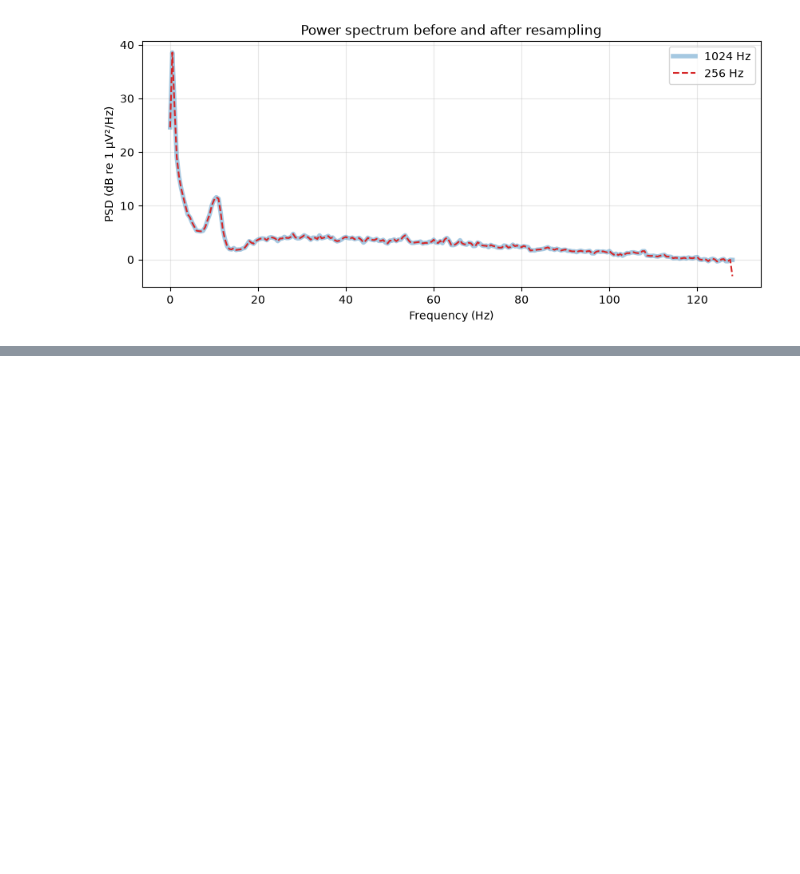
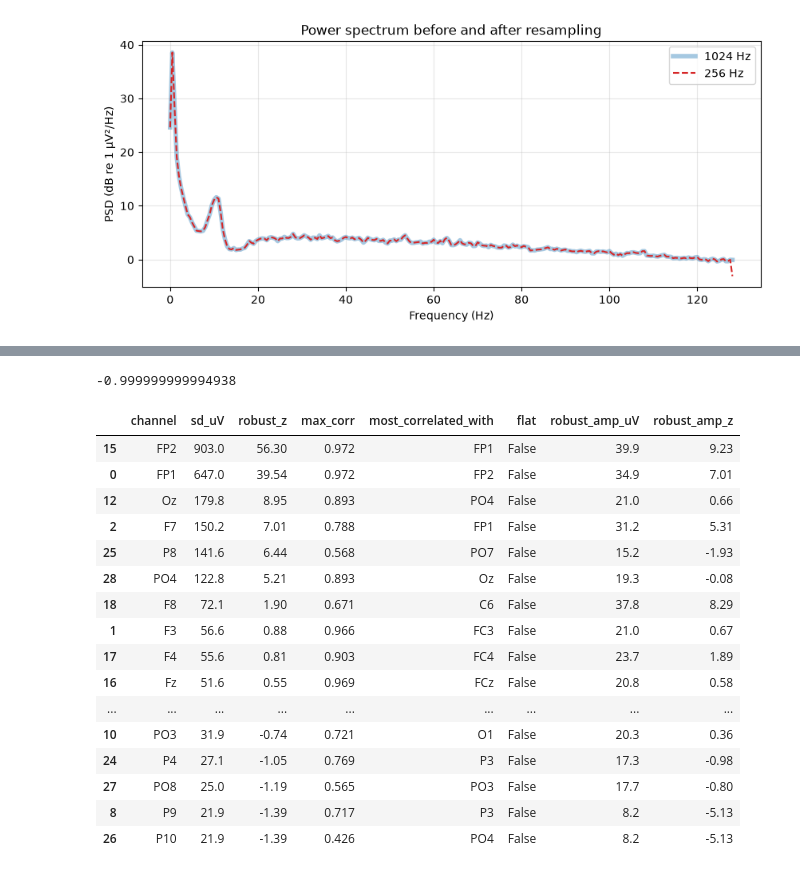
Before and after one commit to ajohari-moghadam/eeg-erp-learning, a Jupyter notebook: notebooks/03_preprocessing.ipynb, the cells around one changed output, grey strips where cells are left out. Drawn from its saved outputs; the diff is of its cells as text; code cells hidden in the pictures; blank space fills up the shorter version.

```diff
--- a/notebooks/03_preprocessing.ipynb
+++ b/notebooks/03_preprocessing.ipynb
@@ -271,0 +434,55 @@ consulted to confirm that no notch filter was applied.
+# %%
+i9, i10 = names.index("P9"), names.index("P10")
+print(np.corrcoef(data[i9], data[i10])[0, 1])
+# %% [output]
+-0.999999999994938
+# %%
+
+# (D) Robust amplitude of each channel over time
+robust_amp = median_abs_deviation(
+    data,
+    axis=1,
+    scale="normal"
+)
+
+# (E) Robust Z-score across EEG channels
+mad_amp = median_abs_deviation(
+    robust_amp,
+    scale="normal"
+)
+
+robust_amp_z = (
+    (robust_amp - np.median(robust_amp)) / mad_amp
+)
+
+# Safely add results to the sorted DataFrame
+amp_by_channel = pd.Series(robust_amp, index=names)
+z_by_channel = pd.Series(robust_amp_z, index=names)
+
+df_bad["robust_amp_uV"] = (
+    df_bad["channel"].map(amp_by_channel).round(1)
+)
+
+df_bad["robust_amp_z"] = (
+    df_bad["channel"].map(z_by_channel).round(2)
+)
+
+display(df_bad)
+# %% [output]
+|  | channel | sd_uV | robust_z | max_corr | most_correlated_with | flat | robust_amp_uV | robust_amp_z |
+| 15 | FP2 | 903.0 | 56.30 | 0.972 | FP1 | False | 39.9 | 9.23 |
+| 0 | FP1 | 647.0 | 39.54 | 0.972 | FP2 | False | 34.9 | 7.01 |
+| 12 | Oz | 179.8 | 8.95 | 0.893 | PO4 | False | 21.0 | 0.66 |
+| 2 | F7 | 150.2 | 7.01 | 0.788 | FP1 | False | 31.2 | 5.31 |
+| 25 | P8 | 141.6 | 6.44 | 0.568 | PO7 | False | 15.2 | -1.93 |
+| 28 | PO4 | 122.8 | 5.21 | 0.893 | Oz | False | 19.3 | -0.08 |
+| 18 | F8 | 72.1 | 1.90 | 0.671 | C6 | False | 37.8 | 8.29 |
+| 1 | F3 | 56.6 | 0.88 | 0.966 | FC3 | False | 21.0 | 0.67 |
+| 17 | F4 | 55.6 | 0.81 | 0.903 | FC4 | False | 23.7 | 1.89 |
+| 16 | Fz | 51.6 | 0.55 | 0.969 | FCz | False | 20.8 | 0.58 |
+| ... | ... | ... | ... | ... | ... | ... | ... | ... |
+| 10 | PO3 | 31.9 | -0.74 | 0.721 | O1 | False | 20.3 | 0.36 |
+| 24 | P4 | 27.1 | -1.05 | 0.769 | P3 | False | 17.3 | -0.98 |
+| 27 | PO8 | 25.0 | -1.19 | 0.565 | PO3 | False | 17.7 | -0.80 |
+| 8 | P9 | 21.9 | -1.39 | 0.717 | P3 | False | 8.2 | -5.13 |
+| 26 | P10 | 21.9 | -1.39 | 0.426 | PO4 | False | 8.2 | -5.13 |
```
Also changed, not shown: parts of 13 cells of this notebook.
